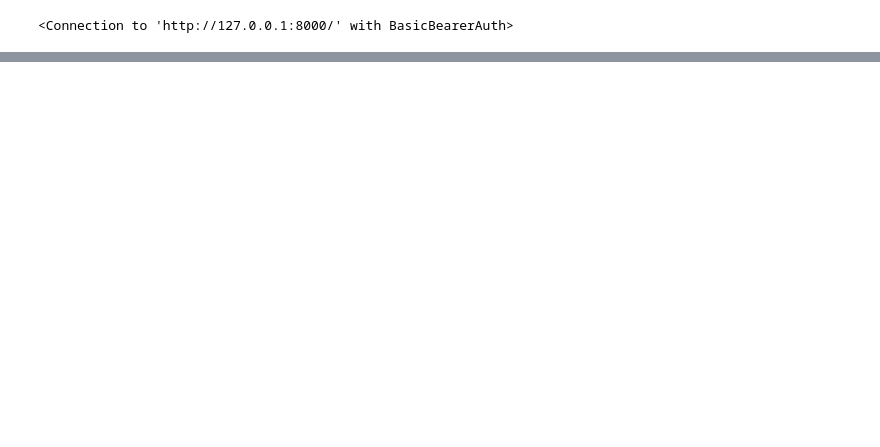
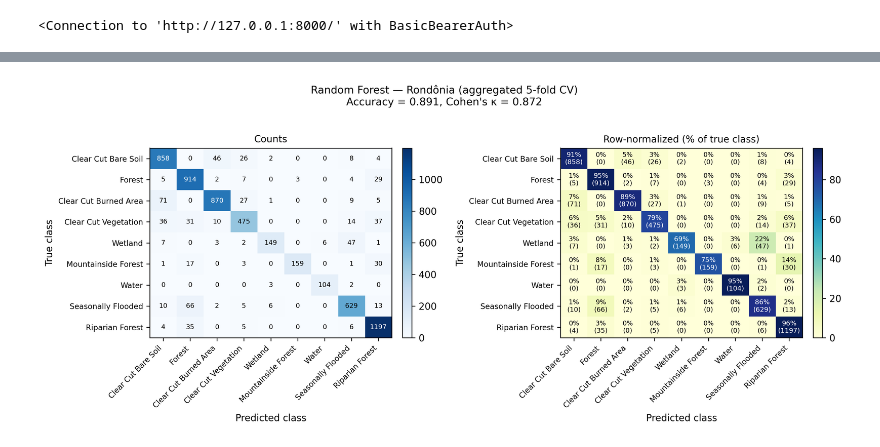
Before and after one commit to Open-Earth-Monitor/openeocraft, a Jupyter notebook: inst/demo-lps-2025/06_ml_validation.ipynb, the cells around one changed output, grey strips where cells are left out. Cells and saved outputs as stored; diff of their text form; code cells hidden in the pictures; blank space fills up the shorter version.

Commit message:
Refactor ml_validate and ml_validate_kfold to return enriched models with structured metrics export and validation demos.

```diff
--- a/inst/demo-lps-2025/06_ml_validation.ipynb
+++ b/inst/demo-lps-2025/06_ml_validation.ipynb
@@ -179,0 +84,3 @@ else:
+# %%
+output_dir = Path("data/outputs_validation_kfold")
+results_kfold.download_files(output_dir)
@@ -179,0 +96,12 @@ else:
+# %%
+metrics_file = output_dir / "metrics"
+if not metrics_file.exists():
+    raise FileNotFoundError(f"Metrics asset not found: {metrics_file}")
+
+with open(metrics_file) as f:
+    metrics = json.load(f)
+
+print(f"Method: {metrics.get('method')}  |  Folds: {metrics.get('folds')}")
+print(f"Scoring requested: {metrics.get('scoring')}")
+print("\nOverall metrics:")
+print(json.dumps(metrics.get("overall", {}), indent=2))
@@ -179,0 +141,80 @@ else:
+# %%
+def plot_confusion_matrix_for_paper(
+    cm_dict,
+    *,
+    title="Confusion matrix (5-fold CV)",
+    save_dir=None,
+    dpi=300,
+):
+    """Publication-style confusion matrix: counts + row-normalized (% of true class)."""
+    import matplotlib.pyplot as plt
+    import numpy as np
+
+    # Backend stores rows = predicted, cols = reference (caret convention).
+    # Papers usually show rows = true class, cols = predicted class -> transpose.
+    raw = np.array(cm_dict["matrix"], dtype=float).T
+    labels = [name.replace("_", " ") for name in cm_dict["labels"]]
+
+    row_sums = raw.sum(axis=1, keepdims=True)
+    norm = np.divide(raw, row_sums, where=row_sums > 0) * 100
+
+    fig, axes = plt.subplots(1, 2, figsize=(12, 5), dpi=dpi)
+    cmap_counts = "Blues"
+    cmap_norm = "YlGnBu"
+
+    count_annot = np.array([[f"{int(v)}" for v in row] for row in raw])
+    norm_annot = np.array(
+        [[f"{norm[i, j]:.0f}%\n({int(raw[i, j])})" for j in range(raw.shape[1])]
+         for i in range(raw.shape[0])]
+    )
+
+    for ax, data, annot, cmap, subtitle in (
+        (axes[0], raw, count_annot, cmap_counts, "Counts"),
+        (axes[1], norm, norm_annot, cmap_norm, "Row-normalized (% of true class)"),
+    ):
+        im = ax.imshow(data, cmap=cmap, aspect="auto")
+        ax.set_xticks(range(len(labels)))
+        ax.set_yticks(range(len(labels)))
+        ax.set_xticklabels(labels, rotation=45, ha="right", fontsize=8)
+        ax.set_yticklabels(labels, fontsize=8)
+        ax.set_xlabel("Predicted class")
+        ax.set_ylabel("True class")
+        ax.set_title(subtitle, fontsize=10)
+        for i in range(data.shape[0]):
+            for j in range(data.shape[1]):
+                color = "white" if data[i, j] > (0.55 * data.max()) else "black"
+                ax.text(j, i, annot[i, j], ha="center", va="center", color=color, fontsize=7)
+        fig.colorbar(im, ax=ax, fraction=0.046, pad=0.04)
+
+    accuracy = metrics.get("overall", {}).get("accuracy")
+    kappa = metrics.get("overall", {}).get("kappa")
+    subtitle = title
+    if accuracy is not None and kappa is not None:
+        subtitle += f"\nAccuracy = {accuracy:.3f}, Cohen's κ = {kappa:.3f}"
+    fig.suptitle(subtitle, fontsize=11, y=1.02)
+    fig.tight_layout()
+
+    if save_dir is not None:
+        save_dir = Path(save_dir)
+        save_dir.mkdir(parents=True, exist_ok=True)
+        for ext in ("pdf", "png"):
+            path = save_dir / f"confusion_matrix.{ext}"
+            fig.savefig(path, bbox_inches="tight", dpi=dpi)
+            print(f"Saved {path}")
+
+    return fig
+
+
+import matplotlib.pyplot as plt
+
+cm = metrics.get("confusion_matrix")
+if cm is None:
+    print("No confusion matrix in metrics.json.")
+else:
+    fig = plot_confusion_matrix_for_paper(
+        cm,
+        title="Random Forest — Rondônia (aggregated 5-fold CV)",
+        save_dir=output_dir / "figures",
+    )
+    plt.show()
+# %% [output]
@@ -179,0 +223 @@ else:
+[figure, added]
```
Also changed, not shown: parts of 23 cells of this notebook, 13 other files.
